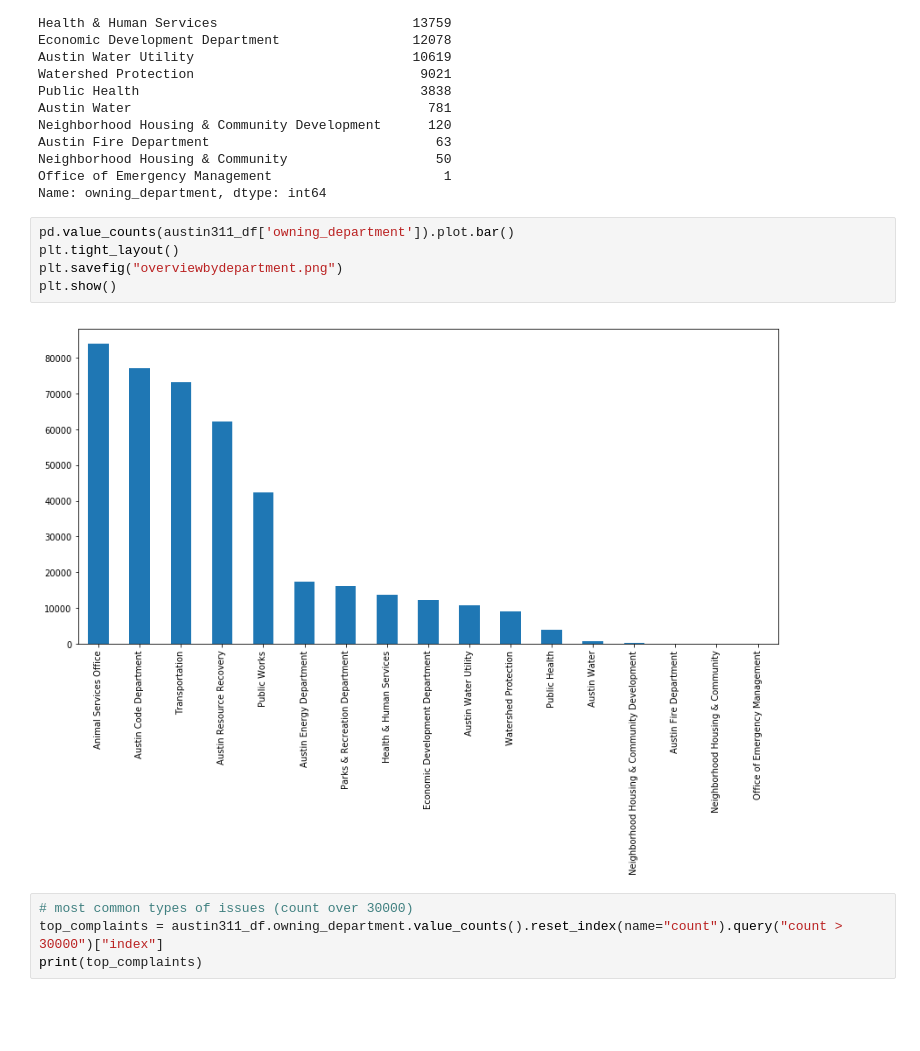
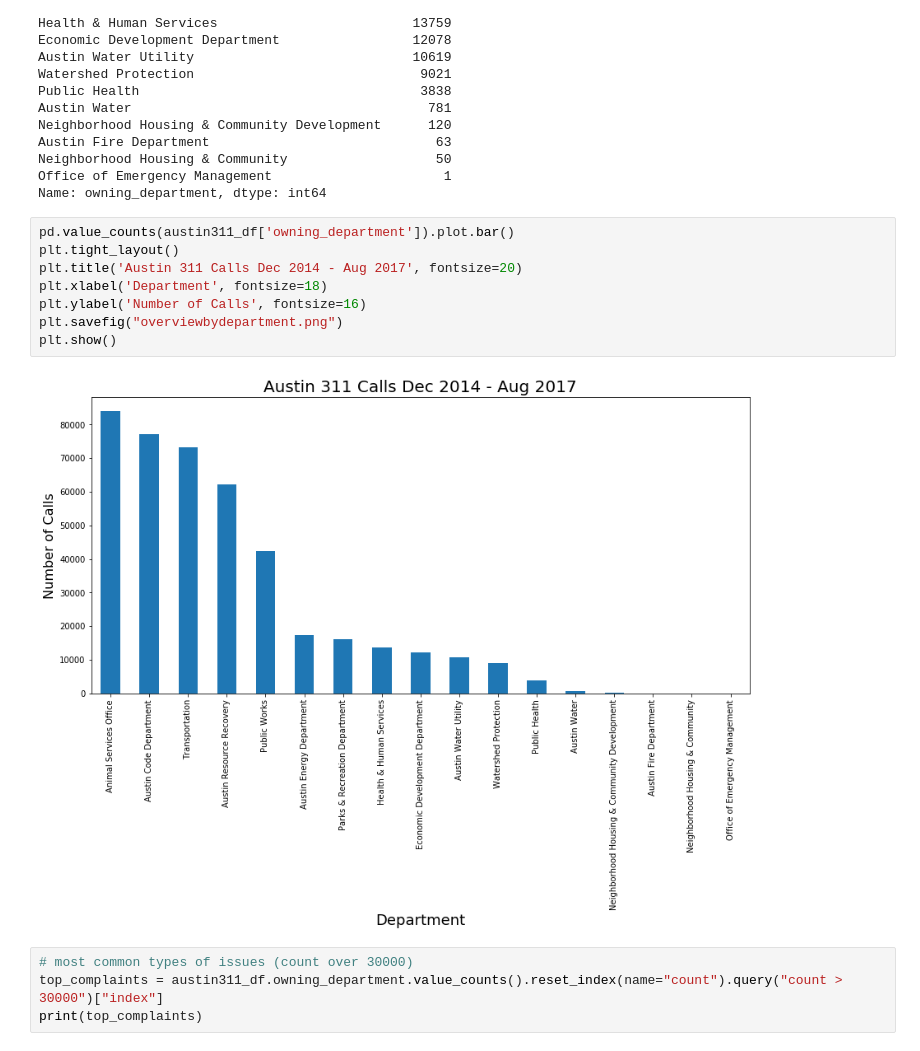
Before and after one commit to mraigosa/Austin_311_analysis, a Jupyter notebook: department analysis.ipynb, the cells around one changed output. Saved outputs shown, nothing was run; the diff lists cells and outputs as text; blank space fills up the shorter version.

Commit message:
labeling charts

```diff
--- a/department analysis.ipynb
+++ b/department analysis.ipynb
@@ -218,10 +218,13 @@ Name: owning_department, dtype: int64
 # %%
 pd.value_counts(austin311_df['owning_department']).plot.bar()
 plt.tight_layout()
+plt.title('Austin 311 Calls Dec 2014 - Aug 2017', fontsize=20)
+plt.xlabel('Department', fontsize=18)
+plt.ylabel('Number of Calls', fontsize=16)
 plt.savefig("overviewbydepartment.png")
 plt.show()
 # %% [output]
-[figure, old version]
+[figure, new version]
 # %%
 # most common types of issues (count over 30000)
 top_complaints = austin311_df.owning_department.value_counts().reset_index(name="count").query("count > 30000")["index"]
```
Also changed, not shown: parts of 5 cells of this notebook, 6 other files.
